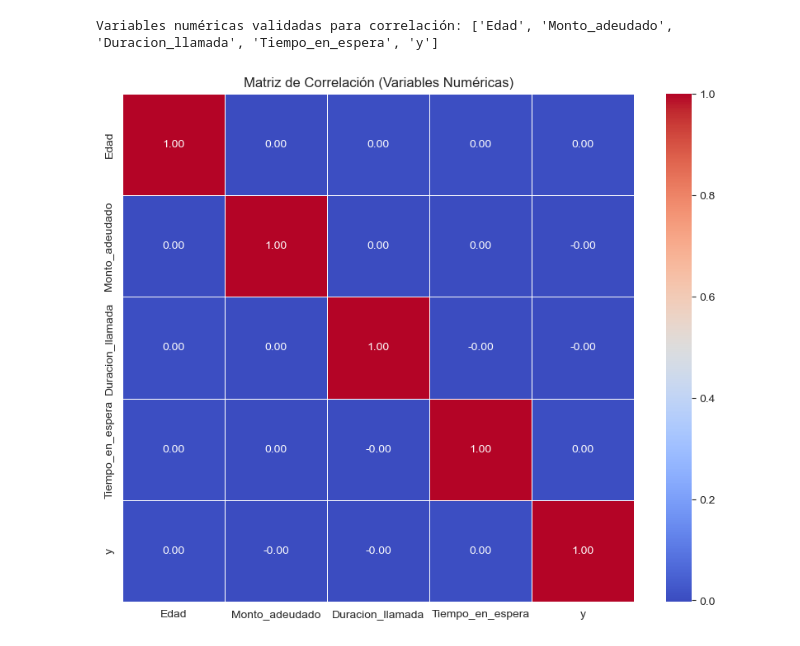
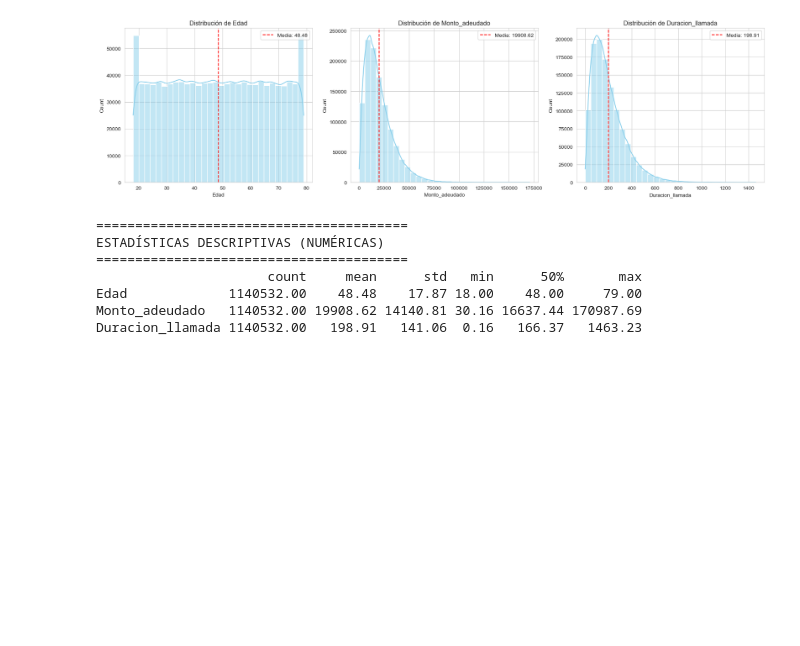
Before and after one commit to Pipe1017/emtelco_prueba, a Jupyter notebook: notebooks/02_EDA_Customer_Profile.ipynb, the cells around one changed output. Cells and saved outputs as stored; diff of their text form; code cells hidden in the pictures; blank space fills up the shorter version.

```diff
--- a/notebooks/02_EDA_Customer_Profile.ipynb
+++ b/notebooks/02_EDA_Customer_Profile.ipynb
@@ -77,15 +25,0 @@ plt.show()
-# %%
-# Variables numéricas clave
-vars_num = ['Edad', 'Monto_adeudado', 'Duracion_llamada', 'Antiguedad']
-
-# Filtramos columnas que realmente existan en el df para evitar errores
-vars_num = [col for col in vars_num if col in df.columns]
-
-fig, axes = plt.subplots(1, len(vars_num), figsize=(18, 5))
-
-for i, var in enumerate(vars_num):
-    sns.boxplot(x='y', y=var, hue='y', data=df, ax=axes[i], palette='coolwarm', legend=False)
-    axes[i].set_title(f'{var} vs Target')
-
-plt.tight_layout()
-plt.show()
@@ -94,22 +25,0 @@ plt.show()
-# %%
-# Selección de variables candidatas
-vars_corr = ['Edad', 'Monto_adeudado', 'Duracion_llamada', 'Tiempo_en_espera', 'Antiguedad', 'y']
-
-# Filtrado Inteligente:
-# Solo seleccionamos las columnas de vars_corr que existen en el DF Y ADEMÁS son numéricas.
-# Esto elimina automáticamente 'Antiguedad' si tiene texto como 'mid-age'.
-vars_numericas_reales = df[vars_corr].select_dtypes(include=['float64', 'int64', 'int32']).columns
-
-print(f"Variables numéricas validadas para correlación: {list(vars_numericas_reales)}")
-
-# Cálculo de la matriz
-correlation_matrix = df[vars_numericas_reales].corr()
-
-# Visualización
-plt.figure(figsize=(10, 8))
-sns.heatmap(correlation_matrix, annot=True, cmap='coolwarm', fmt=".2f", linewidths=0.5)
-plt.title('Matriz de Correlación (Variables Numéricas)')
-plt.show()
-# %% [output]
-Variables numéricas validadas para correlación: ['Edad', 'Monto_adeudado', 'Duracion_llamada', 'Tiempo_en_espera', 'y']
-[figure, removed]
@@ -115,0 +29,32 @@ Variables numéricas validadas para correlación: ['Edad', 'Monto_adeudado', 'Du
+# %%
+vars_num = ['Edad', 'Monto_adeudado', 'Duracion_llamada']
+
+fig, axes = plt.subplots(1, 3, figsize=(18, 5))
+
+for i, var in enumerate(vars_num):
+    if var in df.columns:
+        sns.histplot(df[var], kde=True, bins=30, ax=axes[i], color='skyblue')
+        axes[i].set_title(f'Distribución de {var}')
+
+        # Añadir línea de promedio
+        media = df[var].mean()
+        axes[i].axvline(media, color='red', linestyle='--', label=f'Media: {media:.2f}')
+        axes[i].legend()
+
+plt.tight_layout()
+plt.show()
+
+# --- IMPRESIÓN DE RESULTADOS ---
+print("\n" + "="*40)
+print("ESTADÍSTICAS DESCRIPTIVAS (NUMÉRICAS)")
+print("="*40)
+print(df[vars_num].describe().T[['count', 'mean', 'std', 'min', '50%', 'max']])
+# %% [output]
+[figure, added]
+========================================
+ESTADÍSTICAS DESCRIPTIVAS (NUMÉRICAS)
+========================================
+                      count     mean      std   min      50%       max
+Edad             1140532.00    48.48    17.87 18.00    48.00     79.00
+Monto_adeudado   1140532.00 19908.62 14140.81 30.16 16637.44 170987.69
+Duracion_llamada 1140532.00   198.91   141.06  0.16   166.37   1463.23
```
Also changed, not shown: parts of 9 cells of this notebook, 15 other files.
